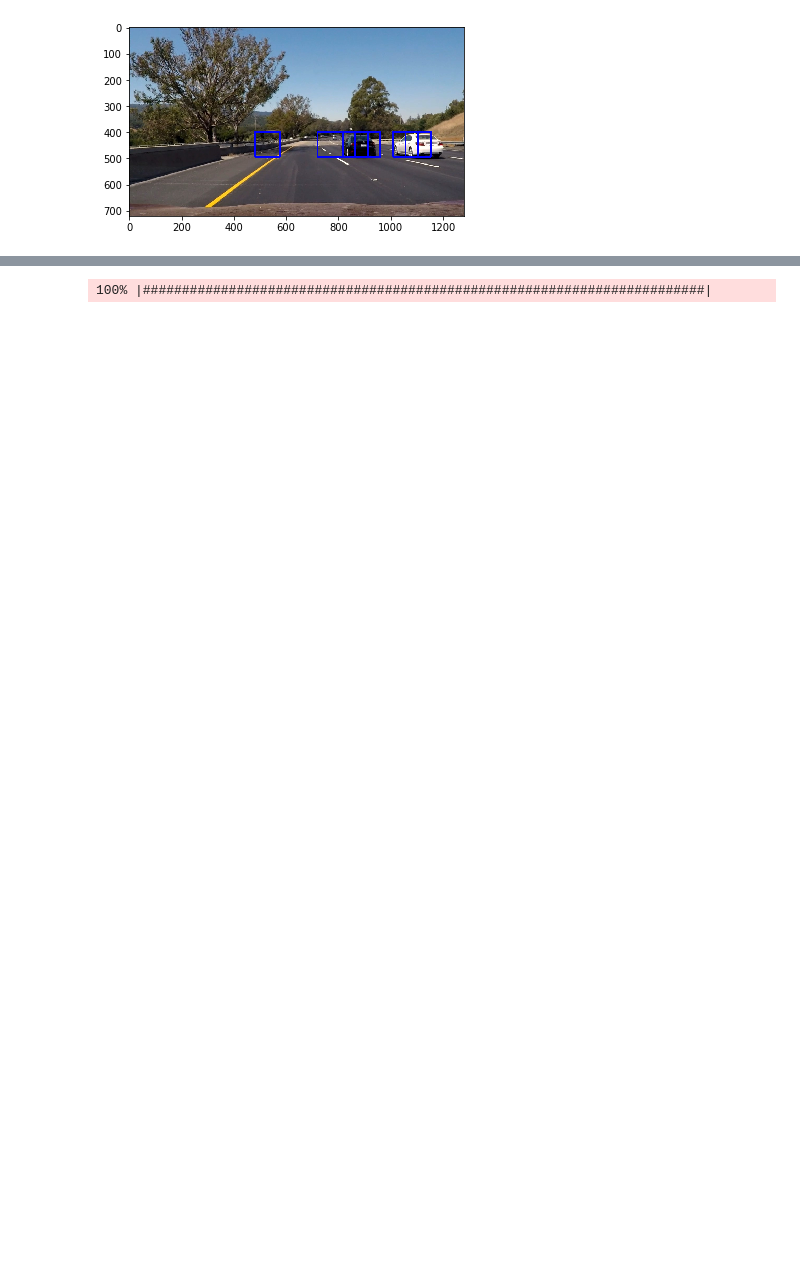
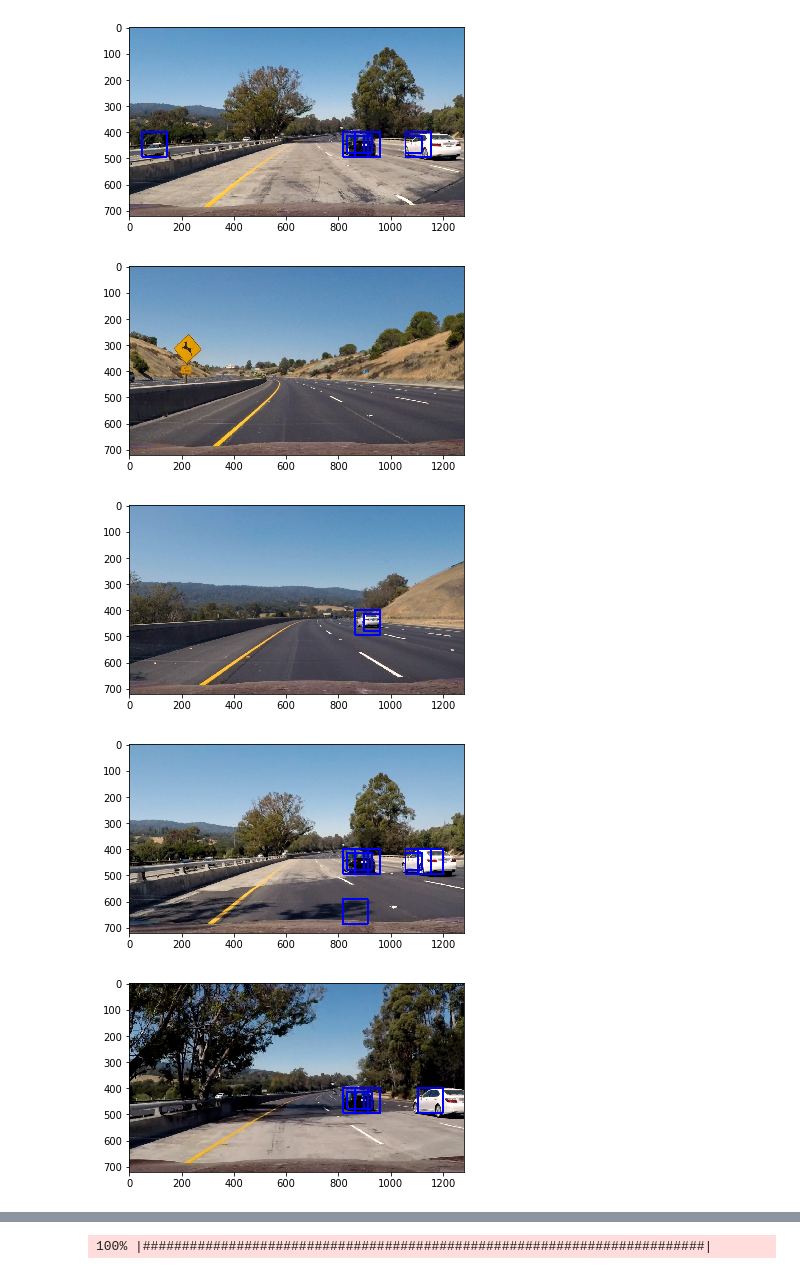
Before and after one commit to UmbrellaSampler/carnd-term1-5_vehicle_detection, a Jupyter notebook: vehicle_detection.ipynb, the cells around one changed output, grey strips where cells are left out. Drawn from its saved outputs; the diff is of its cells as text; code cells hidden in the pictures; blank space fills up the shorter version.

```diff
--- a/vehicle_detection.ipynb
+++ b/vehicle_detection.ipynb
@@ -49,7 +49,7 @@ def color_hist(img, nbins=32, bins_range=(0, 256)):
     channel2_hist = np.histogram(img[:,:,1], bins=nbins, range=bins_range)
     channel3_hist = np.histogram(img[:,:,2], bins=nbins, range=bins_range)
     # Concatenate the histograms into a single feature vector
-    hist_features = np.concatenate((channel1_hist[0], channel2_hist[0], channel3_hist[0]))
+    hist_features = np.concatenate((channel1_hist[0], channel2_hist[0], channel3_hist[0])).astype(np.float64)
     # Return the individual histograms, bin_centers and feature vector
     return hist_features
 
@@ -355,3 +376,14 @@ y_start_stop = [350, None] # Min and max in y to search in slide_window()
+# %%
+color_space = 'YUV' # Can be RGB, HSV, LUV, HLS, YUV, YCrCb
+orient = 15  # HOG orientations
+pix_per_cell = 8 # HOG pixels per cell
+cell_per_block = 2 # HOG cells per block
+hog_channel = "ALL" # Can be 0, 1, 2, or "ALL"
+spatial_size = (32, 32) # Spatial binning dimensions
+hist_bins = 32    # Number of histogram bins
+spatial_feat = True # Spatial features on or off
+hist_feat = True # Histogram features on or off
+hog_feat = True # HOG features on or off
 # %%
 car_features = extract_features(cars, color_space=color_space,
                         spatial_size=spatial_size, hist_bins=hist_bins,
@@ -511,27 +531,35 @@ def slide_window(img, x_start_stop=[None, None], y_start_stop=[None, None],
     # Return the list of windows
     return window_list
 # %%
-image = mpimg.imread('test_images/test6.jpg')
-draw_image = np.copy(image)
+files = glob('test_images/*.jpg')
 
-# Uncomment the following line if you extracted training
-# data from .png images (scaled 0 to 1 by mpimg) and the
-# image you are searching is a .jpg (scaled 0 to 255)
-#image = image.astype(np.float32)/255
+for file in files:
+    image = mpimg.imread(file)
+    draw_image = np.copy(image)
 
-windows = slide_window(image, x_start_stop=[None, None], y_start_stop=y_start_stop,
-                    xy_window=(96, 96), xy_overlap=(0.5, 0.5))
+    xy_windows = [(96, 96), (64, 64)]
 
-hot_windows = search_windows(image, windows, svc, X_scaler, color_space=color_space,
-                        spatial_size=spatial_size, hist_bins=hist_bins,
-                        orient=orient, pix_per_cell=pix_per_cell,
-                        cell_per_block=cell_per_block,
-                        hog_channel=hog_channel, spatial_feat=spatial_feat,
-                        hist_feat=hist_feat, hog_feat=hog_feat)
+    hot_windows = []
+    for xy_window in xy_windows:
 
-window_img = draw_boxes(draw_image, hot_windows, color=(0, 0, 255), thick=6)
+        windows = slide_window(image, x_start_stop=[None, None], y_start_stop=y_start_stop,
+                        xy_window=xy_window, xy_overlap=(0.5, 0.5))
 
-plt.imshow(window_img)
-plt.show()
+
+        hot_windows = hot_windows + search_windows(image, windows, svc, X_scaler, color_space=color_space,
+                                spatial_size=spatial_size, hist_bins=hist_bins,
+                                orient=orient, pix_per_cell=pix_per_cell,
+                                cell_per_block=cell_per_block,
+                                hog_channel=hog_channel, spatial_feat=spatial_feat,
+                                hist_feat=hist_feat, hog_feat=hog_feat)
+    window_img = draw_boxes(draw_image, hot_windows, color=(0, 0, 255), thick=6)
+
+    plt.imshow(window_img)
+    plt.savefig('output_images/' + 'WindowImage_' + os.path.split(file)[-1].split('.')[0] + '.jpg')
+    plt.show()
 # %% [output]
-[figure, old version]
+[figure, new version]
+[figure, added]
+[figure, added]
+[figure, added]
+[figure, added]
```
Also changed, not shown: parts of 16 cells of this notebook, 27 other files.
